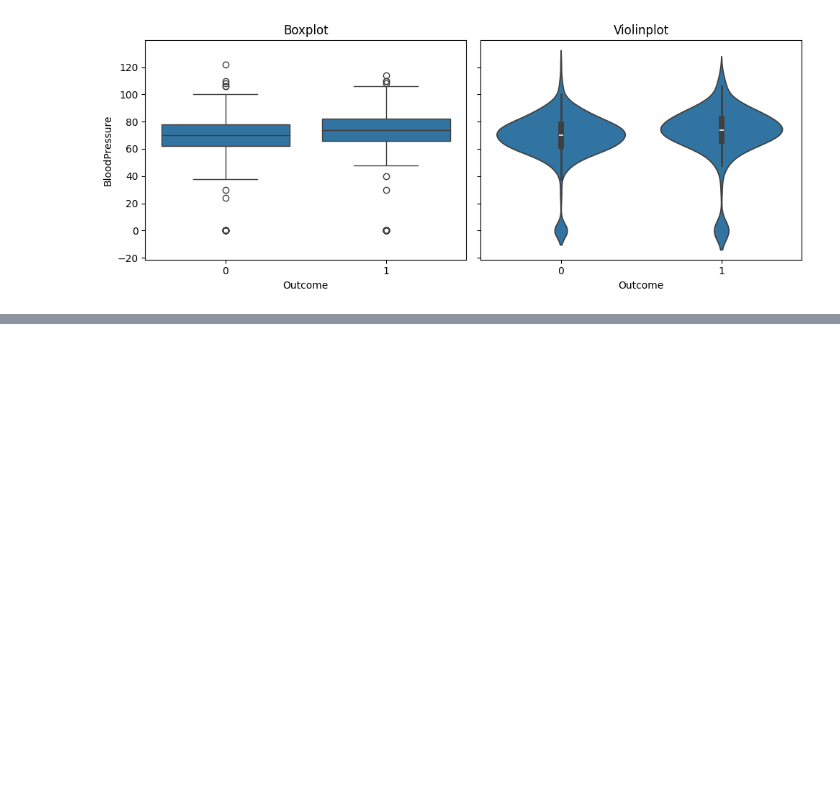
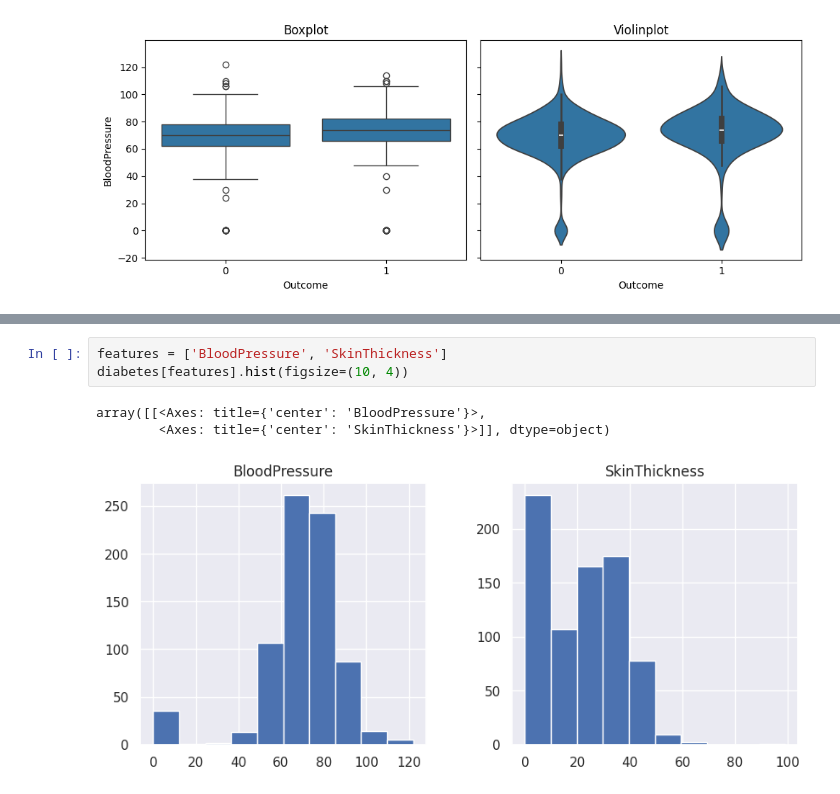
Before and after one commit to MuhammadjonArabov/Python-For-Data-Analytics, a Jupyter notebook: Matplotlib_and_Seaborn.ipynb, the cells around one changed output, grey strips where cells are left out. Drawn from its saved outputs; the diff is of its cells as text; blank space fills up the shorter version.

```diff
--- a/Matplotlib_and_Seaborn.ipynb
+++ b/Matplotlib_and_Seaborn.ipynb
@@ -22,0 +54,7 @@ plt.show()
+# %%
+features = ['BloodPressure', 'SkinThickness']
+diabetes[features].hist(figsize=(10, 4))
+# %% [output]
+array([[<Axes: title={'center': 'BloodPressure'}>,
+        <Axes: title={'center': 'SkinThickness'}>]], dtype=object)
+[figure, added]
```
Also changed, not shown: parts of 5 cells of this notebook.
